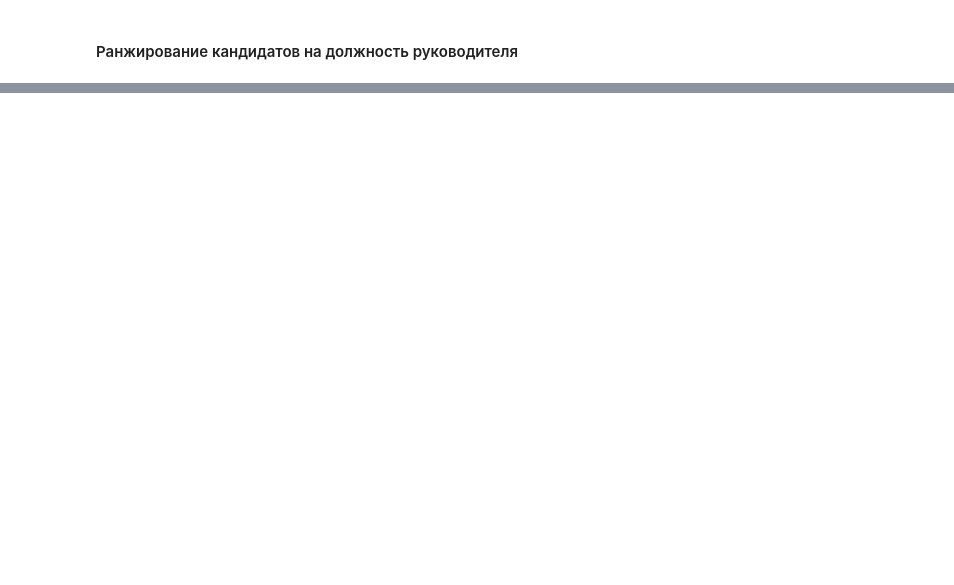
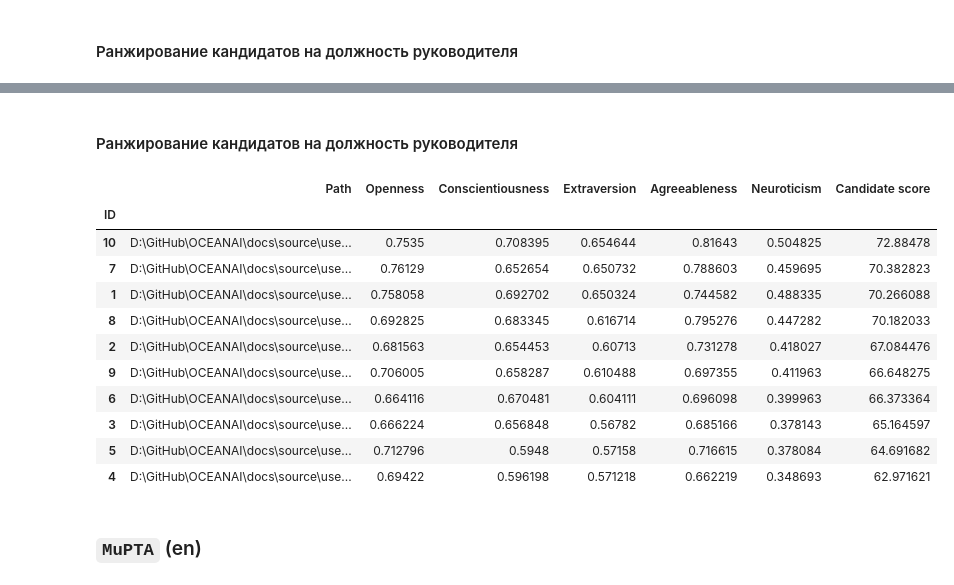
Before and after one commit to aimclub/OCEANAI, a Jupyter notebook: docs/source/user_guide/notebooks/Pipeline_practical_task_1.ipynb, the cells around one changed output, grey strips where cells are left out. Drawn from its saved outputs; the diff is of its cells as text; code cells hidden in the pictures; blank space fills up the shorter version.

```diff
--- a/docs/source/user_guide/notebooks/Pipeline_practical_task_1.ipynb
+++ b/docs/source/user_guide/notebooks/Pipeline_practical_task_1.ipynb
@@ -220,0 +416,33 @@ _b5.df_files_ranking_
+# %% [markdown]
+#### Ранжирование кандидатов на должность руководителя
+# %%
+weights = traits_priority_for_professions.iloc[0].values[1:]
+weights = list(map(int, weights))
+
+_b5._candidate_ranking(
+    weigths_openness = weights[0],
+    weigths_conscientiousness = weights[1],
+    weigths_extraversion = weights[2],
+    weigths_agreeableness = weights[3],
+    weigths_neuroticism = weights[4],
+    out = False
+)
+
+_b5._save_logs(df = _b5.df_files_ranking_, name = 'candidate_ranking_executives', out = True)
+
+_b5.df_files_ranking_
+# %% [output]
+|  | Path | Openness | Conscientiousness | Extraversion | Agreeableness | Neuroticism | Candidate score |
+| ID |  |  |  |  |  |  |  |
+| 10 | D:\GitHub\OCEANAI\docs\source\use... | 0.7535 | 0.708395 | 0.654644 | 0.81643 | 0.504825 | 72.88478 |
+| 7 | D:\GitHub\OCEANAI\docs\source\use... | 0.76129 | 0.652654 | 0.650732 | 0.788603 | 0.459695 | 70.382823 |
+| 1 | D:\GitHub\OCEANAI\docs\source\use... | 0.758058 | 0.692702 | 0.650324 | 0.744582 | 0.488335 | 70.266088 |
+| 8 | D:\GitHub\OCEANAI\docs\source\use... | 0.692825 | 0.683345 | 0.616714 | 0.795276 | 0.447282 | 70.182033 |
+| 2 | D:\GitHub\OCEANAI\docs\source\use... | 0.681563 | 0.654453 | 0.60713 | 0.731278 | 0.418027 | 67.084476 |
+| 9 | D:\GitHub\OCEANAI\docs\source\use... | 0.706005 | 0.658287 | 0.610488 | 0.697355 | 0.411963 | 66.648275 |
+| 6 | D:\GitHub\OCEANAI\docs\source\use... | 0.664116 | 0.670481 | 0.604111 | 0.696098 | 0.399963 | 66.373364 |
+| 3 | D:\GitHub\OCEANAI\docs\source\use... | 0.666224 | 0.656848 | 0.56782 | 0.685166 | 0.378143 | 65.164597 |
+| 5 | D:\GitHub\OCEANAI\docs\source\use... | 0.712796 | 0.5948 | 0.57158 | 0.716615 | 0.378084 | 64.691682 |
+| 4 | D:\GitHub\OCEANAI\docs\source\use... | 0.69422 | 0.596198 | 0.571218 | 0.662219 | 0.348693 | 62.971621 |
+# %% [markdown]
+### `MuPTA` (en)
```
Also changed, not shown: parts of 17 cells of this notebook, 10 other files.
